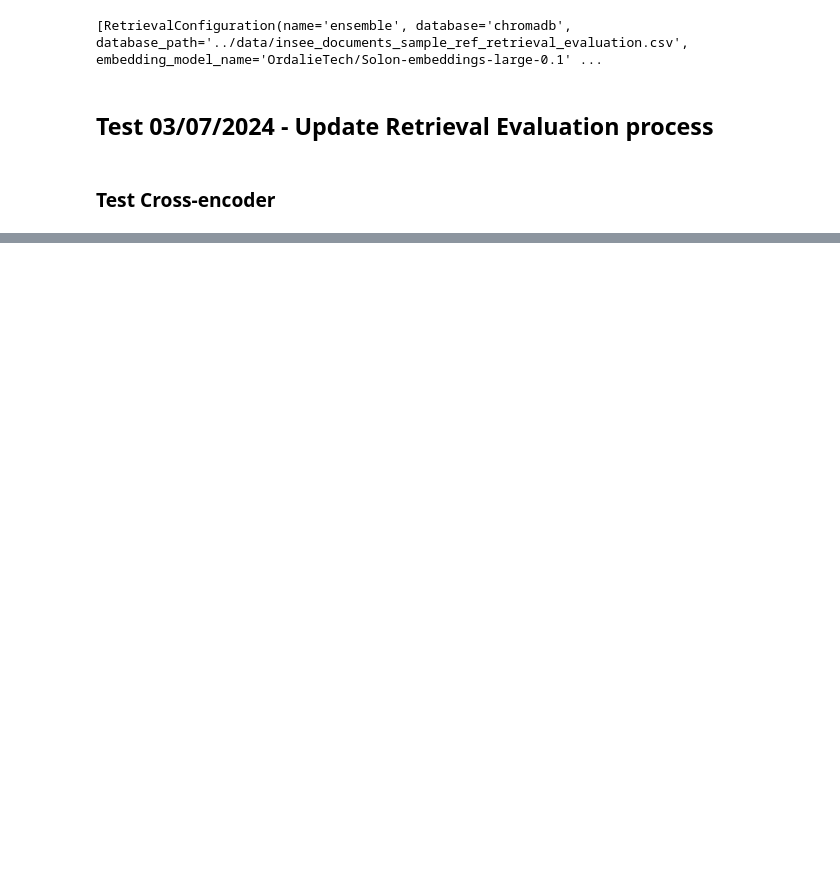
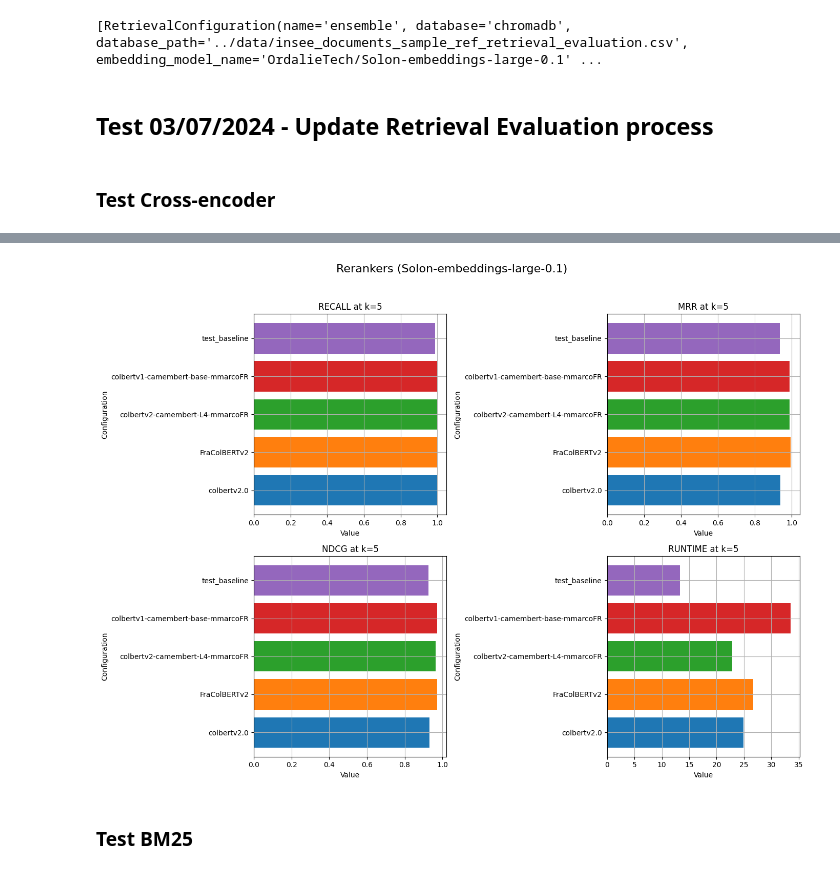
Before and after one commit to InseeFrLab/llm-open-data-insee, a Jupyter notebook: notebooks/retrieval_evaluation.ipynb, the cells around one changed output, grey strips where cells are left out. Saved outputs shown, nothing was run; the diff lists cells and outputs as text; code cells hidden in the pictures; blank space fills up the shorter version.

```diff
--- a/notebooks/retrieval_evaluation.ipynb
+++ b/notebooks/retrieval_evaluation.ipynb
@@ -154,0 +335,12 @@ for config, result in zip(eval_configs, results["the_df_dataset"].values()):
+# %%
+hist_results(
+    eval_configs_colbert,
+    results_colbert["the_df_dataset"],
+    ir_metrics=['recall', 'mrr', 'ndcg','runtime'],
+    focus="reranker_name",
+    title = "Rerankers (Solon-embeddings-large-0.1)",
+    k = 5)
+# %% [output]
+[figure, added]
+# %% [markdown]
+### Test BM25
```
Also changed, not shown: parts of 34 cells of this notebook, 1 other file.
